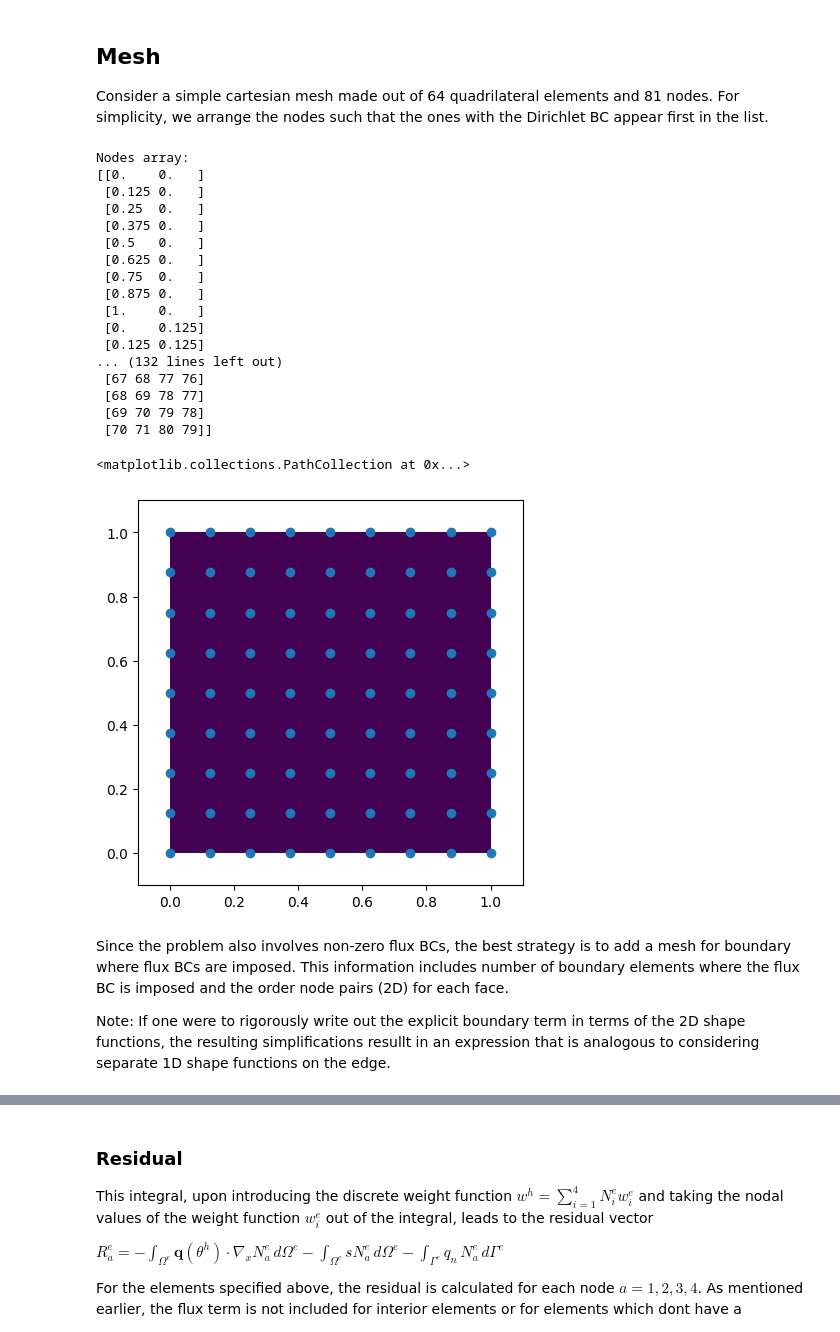
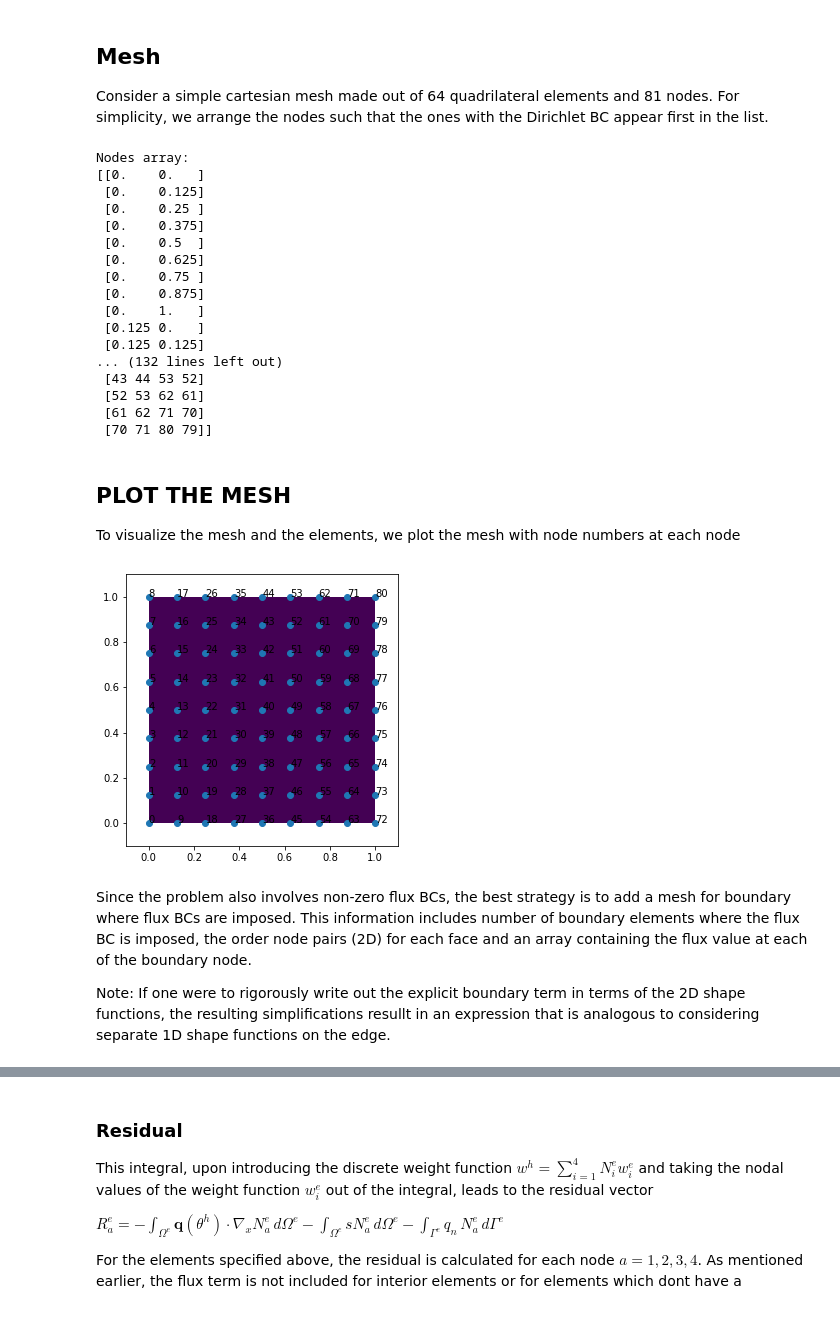
Before and after one commit to tshidhore/nonlinearFEA_codes, a Jupyter notebook: Linear heat equation with flux boundary conditions.ipynb, the cells around one changed output, grey strips where cells are left out. Cells and saved outputs as stored; diff of their text form; code cells hidden in the pictures.

```diff
--- a/Linear heat equation with flux boundary conditions.ipynb
+++ b/Linear heat equation with flux boundary conditions.ipynb
@@ -42,60 +42,64 @@ elements = np.zeros((n_elem, 4), dtype=int)
 # Fill the node array
 for i in range(9):
     for j in range(9):
-        node_x[i*9 + j] = [j*0.125, i*0.125]
+        node_x[j*9 + i] = [j*0.125, i*0.125]
+
+print("Nodes array:")
+print(node_x)
 
 # Fill the element array
 for i in range(8):
     for j in range(8):
-        elements[i + j*8] = [i + j*9, i + 1 + j*9, i + 10 + j*9, i + 9 + j*9]
-
-print("Nodes array:")
-print(node_x)
+        elements[j + i*8] = [i + j*9, i + 1 + j*9, i + 10 + j*9, i + 9 + j*9]
 print("\nElements array:")
 print(elements)
 # %% [output]
 Nodes array:
 [[0.    0.   ]
+ [0.    0.125]
+ [0.    0.25 ]
+ [0.    0.375]
+ [0.    0.5  ]
+ [0.    0.625]
+ [0.    0.75 ]
+ [0.    0.875]
+ [0.    1.   ]
  [0.125 0.   ]
- [0.25  0.   ]
- [0.375 0.   ]
- [0.5   0.   ]
- [0.625 0.   ]
- [0.75  0.   ]
- [0.875 0.   ]
- [1.    0.   ]
- [0.    0.125]
  [0.125 0.125]
 ... (132 lines left out)
- [67 68 77 76]
- [68 69 78 77]
- [69 70 79 78]
+ [43 44 53 52]
+ [52 53 62 61]
+ [61 62 71 70]
  [70 71 80 79]]
+# %% [markdown]
+## PLOT THE MESH
+
+To visualize the mesh and the elements, we plot the mesh with node numbers at each node
 # %%
-## PLOT THE MESH
 f, (ax1) = plt.subplots(1, 1, sharey=True,figsize=(5,5))
 ax1.set_xlim([-0.1, 1.1])
 ax1.set_ylim([-0.1, 1.1])
 ax1.set_aspect('equal')
 patches1 = []
 colors1 = np.zeros((n_elem))
 for i in range(n_elem):
     n1 = elements[i,0]
     n2 = elements[i,1]
     n3 = elements[i,2]
     n4 = elements[i,3]
     polygon = Polygon([node_x[n1],node_x[n2],node_x[n3],node_x[n4]], closed=True)
     patches1.append(polygon)
     colors1[i] = 0.0
 p1 = PatchCollection(patches1)
 p1.set_array(colors1)
 ax1.add_collection(p1)
 ax1.scatter(node_x[:,0],node_x[:,1])
+for i, txt in enumerate(node_x[:,0]):
+    ax1.annotate(i, (node_x[i,0], node_x[i,1]))
 # %% [output]
-<matplotlib.collections.PathCollection at 0x...>
-[figure, old version]
+[figure, new version]
 # %% [markdown]
-Since the problem also involves non-zero flux BCs, the best strategy is to add a mesh for boundary where flux BCs are imposed. This information includes number of boundary elements where the flux BC is imposed and the order node pairs (2D) for each face.
+Since the problem also involves non-zero flux BCs, the best strategy is to add a mesh for boundary where flux BCs are imposed. This information includes number of boundary elements where the flux BC is imposed, the order node pairs (2D) for each face and an array containing the flux value at each of the boundary node.
 
 Note: If one were to rigorously write out the explicit boundary term in terms of the 2D shape functions, the resulting simplifications resullt in an expression that is analogous to considering separate 1D shape functions on the edge.
 # %%
```
Also changed, not shown: parts of 10 cells of this notebook, 1 other file.
